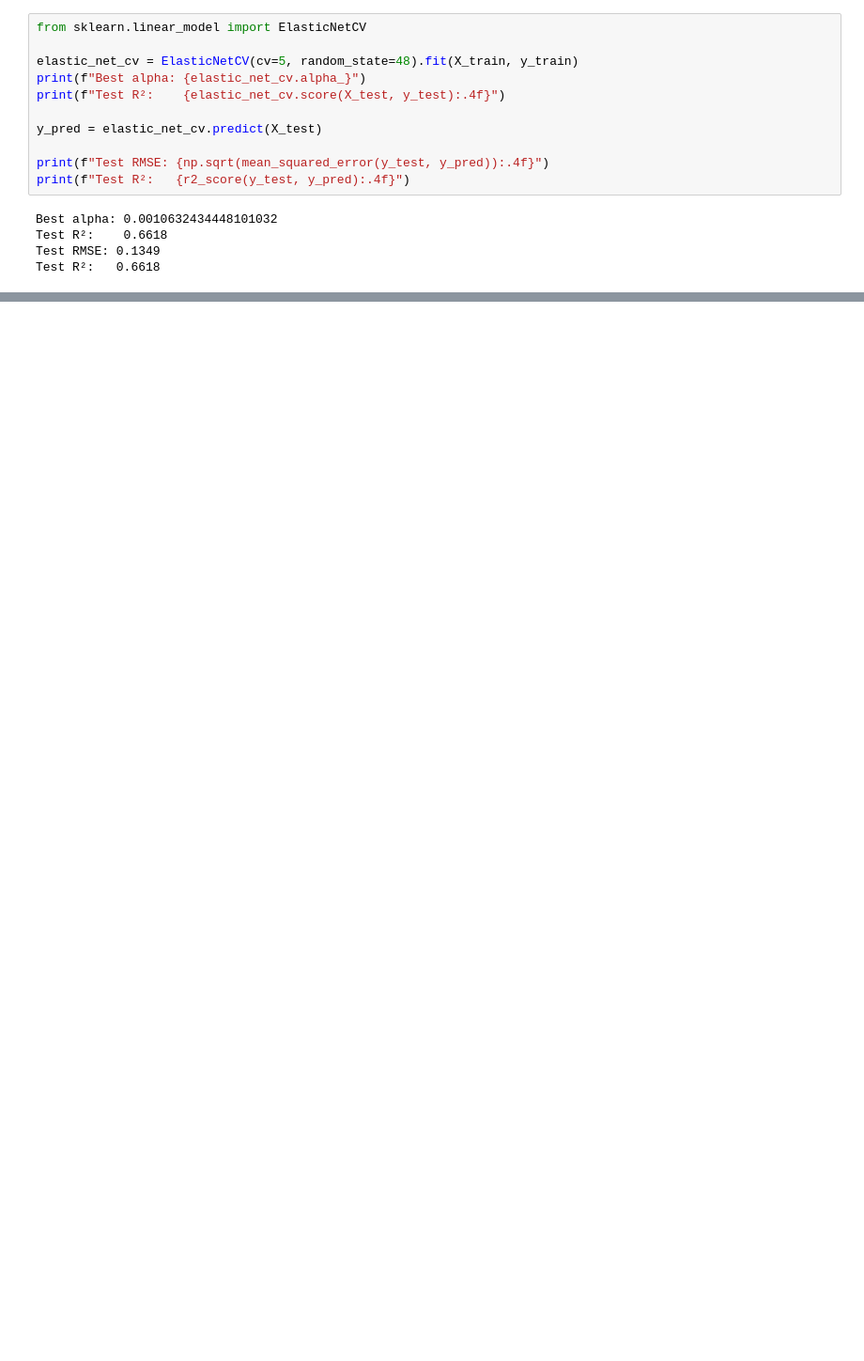
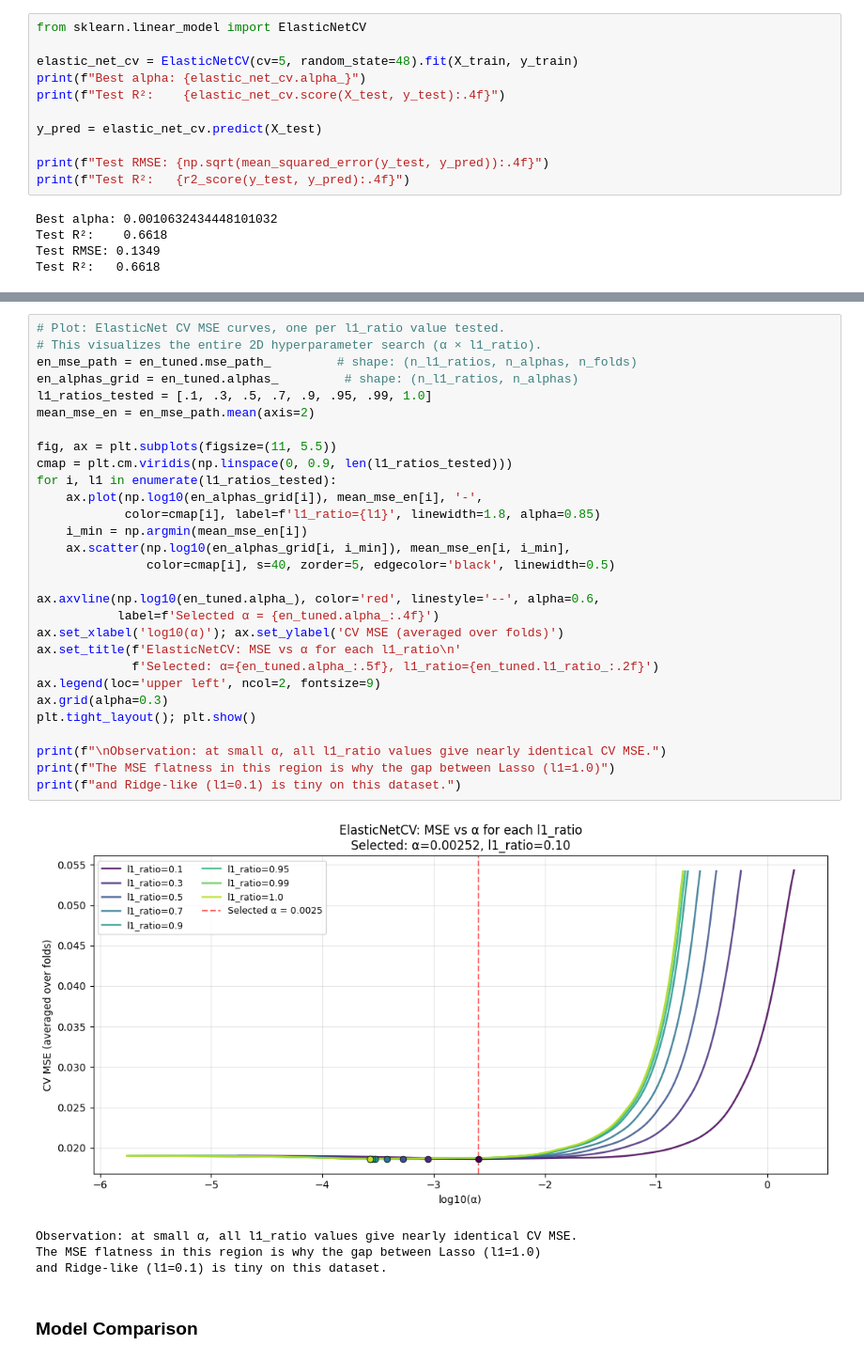
Before and after one commit to y3y-tech/Multivariate_Project_32950, a Jupyter notebook: Models/Yiyang_Elastic_Net.ipynb, the cells around one changed output, grey strips where cells are left out. Shown at 94% size. Cells and saved outputs as stored; diff of their text form; blank space fills up the shorter version.

```diff
--- a/Models/Yiyang_Elastic_Net.ipynb
+++ b/Models/Yiyang_Elastic_Net.ipynb
@@ -140,0 +229,36 @@ Test R²:   0.6618
+# %%
+# Plot: ElasticNet CV MSE curves, one per l1_ratio value tested.
+# This visualizes the entire 2D hyperparameter search (α × l1_ratio).
+en_mse_path = en_tuned.mse_path_         # shape: (n_l1_ratios, n_alphas, n_folds)
+en_alphas_grid = en_tuned.alphas_         # shape: (n_l1_ratios, n_alphas)
+l1_ratios_tested = [.1, .3, .5, .7, .9, .95, .99, 1.0]
+mean_mse_en = en_mse_path.mean(axis=2)
+
+fig, ax = plt.subplots(figsize=(11, 5.5))
+cmap = plt.cm.viridis(np.linspace(0, 0.9, len(l1_ratios_tested)))
+for i, l1 in enumerate(l1_ratios_tested):
+    ax.plot(np.log10(en_alphas_grid[i]), mean_mse_en[i], '-',
+            color=cmap[i], label=f'l1_ratio={l1}', linewidth=1.8, alpha=0.85)
+    i_min = np.argmin(mean_mse_en[i])
+    ax.scatter(np.log10(en_alphas_grid[i, i_min]), mean_mse_en[i, i_min],
+               color=cmap[i], s=40, zorder=5, edgecolor='black', linewidth=0.5)
+
+ax.axvline(np.log10(en_tuned.alpha_), color='red', linestyle='--', alpha=0.6,
+           label=f'Selected α = {en_tuned.alpha_:.4f}')
+ax.set_xlabel('log10(α)'); ax.set_ylabel('CV MSE (averaged over folds)')
+ax.set_title(f'ElasticNetCV: MSE vs α for each l1_ratio\n'
+             f'Selected: α={en_tuned.alpha_:.5f}, l1_ratio={en_tuned.l1_ratio_:.2f}')
+ax.legend(loc='upper left', ncol=2, fontsize=9)
+ax.grid(alpha=0.3)
+plt.tight_layout(); plt.show()
+
+print(f"\nObservation: at small α, all l1_ratio values give nearly identical CV MSE.")
+print(f"The MSE flatness in this region is why the gap between Lasso (l1=1.0)")
+print(f"and Ridge-like (l1=0.1) is tiny on this dataset.")
+# %% [output]
+[figure, added]
+Observation: at small α, all l1_ratio values give nearly identical CV MSE.
+The MSE flatness in this region is why the gap between Lasso (l1=1.0)
+and Ridge-like (l1=0.1) is tiny on this dataset.
+# %% [markdown]
+### Model Comparison
```
Also changed, not shown: parts of 17 cells of this notebook.
